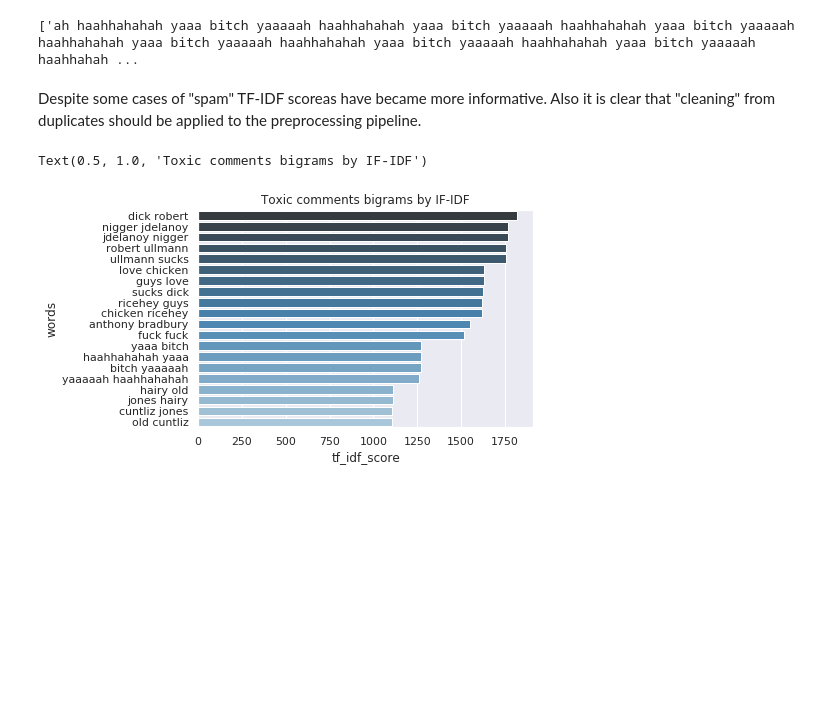
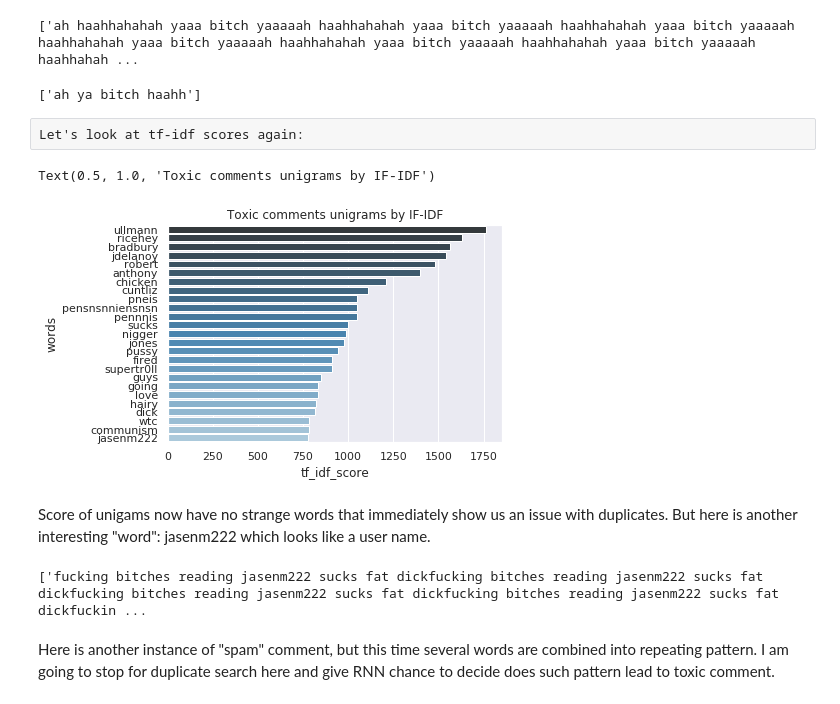
Before and after one commit to IevgenP/toxicity_detector_app, a Jupyter notebook: exploratory_notebooks/jigsaw_eda.ipynb, the cells around one changed output. Saved outputs shown, nothing was run; the diff lists cells and outputs as text; code cells hidden in the pictures; blank space fills up the shorter version.

Commit message:
Finish EDA. Adds new line remover to custom transformers.

```diff
--- a/exploratory_notebooks/jigsaw_eda.ipynb
+++ b/exploratory_notebooks/jigsaw_eda.ipynb
@@ -224,6 +232,6 @@ def duplicates_cutter(df, column, rep_text_list, n_gram):
 # j_df_transf_2.to_csv(ROOT_DIR + '/temp_data/jigsaw_df_less_spam.csv', index=False)
 
 # load dataframe with duplicates removed
-j_df_transf_2 = pd.load_csv(ROOT_DIR + '/temp_data/jigsaw_df_less_spam.csv')
+j_df_transf_2 = pd.read_csv(ROOT_DIR + '/temp_data/jigsaw_df_less_spam.csv')
 # %%
 # get df idf scores
@@ -359,21 +352,36 @@ Scores still have some strage unigrams.
 print(j_df_transf_2.loc[j_df_transf_2['prep_text'].str.contains(' yaaaaah '), 'prep_text'].values)
 # %% [output]
 ['ah haahhahahah yaaa bitch yaaaaah haahhahahah yaaa bitch yaaaaah haahhahahah yaaa bitch yaaaaah haahhahahah yaaa bitch yaaaaah haahhahahah yaaa bitch yaaaaah haahhahahah yaaa bitch yaaaaah haahhahah ...
-# %% [markdown]
-Despite some cases of "spam" TF-IDF scoreas have became more informative. Also it is clear that "cleaning" from duplicates should be applied to the preprocessing pipeline.
+# %%
+# removing specific duplicates
+j_df_transf_2['prep_text'] = j_df_transf_2['prep_text'].str.replace(r'(haahhahahah yaaa bitch yaaaaah )+', 'ya bitch ')
+# %%
+print(j_df_transf_2.loc[j_df_transf_2['prep_text'].str.contains('ya bitch'), 'prep_text'].values)
+# %% [output]
+['ah ya bitch haahh']
+# %% [raw]
+Let's look at tf-idf scores again:
 # %%
-# get df idf scores
-df_tox_bi_2 = get_tf_idf_scores(j_df_transf_2.loc[j_df_transf_2['toxic'] == 1, ],
-                              'prep_text',
-                              2)
+# Count words frequency for toxic comments only
+df_tox_uni_3 = get_tf_idf_scores(j_df_transf_2.loc[j_df_transf_2['toxic_unified'] == 1, ],
+                               column='prep_text',
+                               n_gram=1)
 
 # plot top n words
 sns.barplot(
     x="tf_idf_score",
     y="words",
-    data=df_tox_bi_2.head(20),
+    data=df_tox_uni_3.head(25),
     palette="Blues_d"
-).set_title('Toxic comments bigrams by IF-IDF')
+).set_title('Toxic comments unigrams by IF-IDF')
 # %% [output]
-Text(0.5, 1.0, 'Toxic comments bigrams by IF-IDF')
+Text(0.5, 1.0, 'Toxic comments unigrams by IF-IDF')
-[figure, old version]
+[figure, new version]
+# %% [markdown]
+Score of unigams now have no strange words that immediately show us an issue with duplicates. But here is another interesting "word": jasenm222 which looks like a user name.
+# %%
+print(j_df_transf_2.loc[j_df_transf_2['prep_text'].str.contains('jasenm222'), 'prep_text'].values)
+# %% [output]
+['fucking bitches reading jasenm222 sucks fat dickfucking bitches reading jasenm222 sucks fat dickfucking bitches reading jasenm222 sucks fat dickfucking bitches reading jasenm222 sucks fat dickfuckin ...
+# %% [markdown]
+Here is another instance of "spam" comment, but this time several words are combined into repeating pattern. I am going to stop for duplicate search here and give RNN chance to decide does such pattern lead to toxic comment.
```
Also changed, not shown: parts of 12 cells of this notebook, 2 other files.
